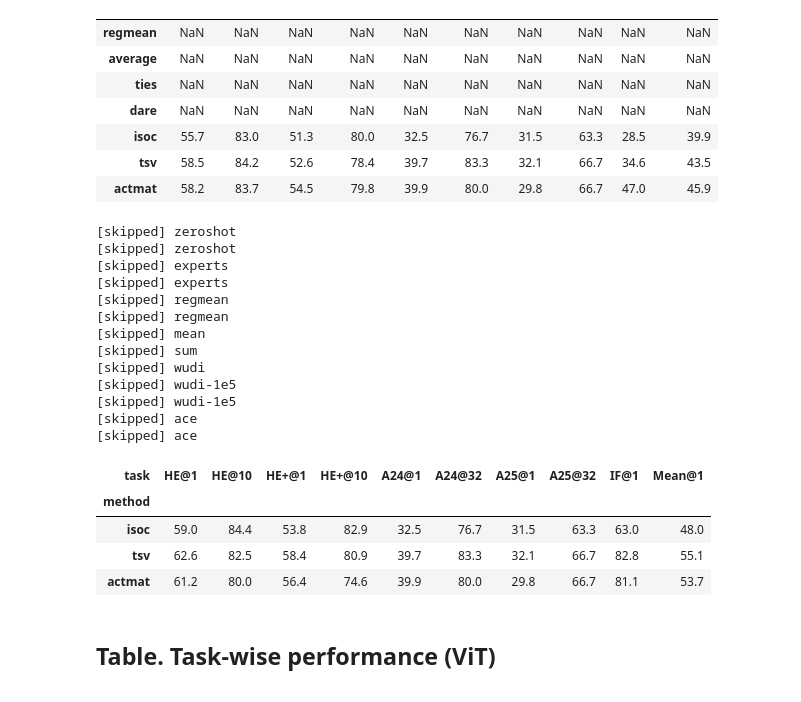
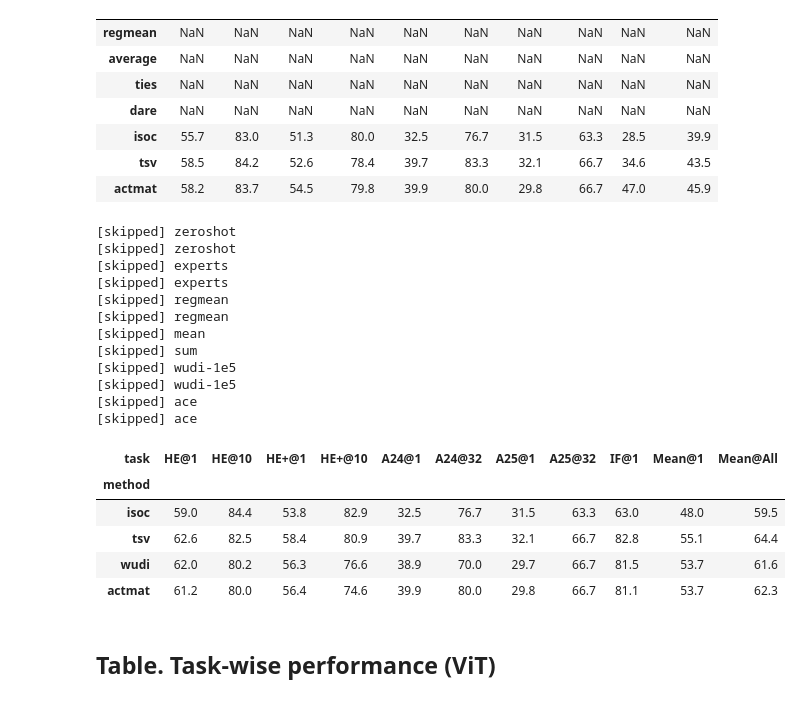
Before and after one commit to marawangamal/actmat, a Jupyter notebook: scripts/analysis.ipynb, the cells around one changed output. Drawn from its saved outputs; the diff is of its cells as text; code cells hidden in the pictures.

```diff
--- a/scripts/analysis.ipynb
+++ b/scripts/analysis.ipynb
@@ -257,7 +257,7 @@ model_to_group = {
 
 rows = []
 rootdir = "../artifacts/results"
-rootdir = "../artifacts/results-wang"
+rootdir = "../artifacts/results-wang20"
 for model in models:
     for method in methods:
 
@@ -570,7 +570,6 @@ df["task"] = df["task"] + df["metric"]
 [skipped] regmean
 [skipped] mean
 [skipped] sum
-[skipped] wudi
 [skipped] wudi-1e5
 [skipped] wudi-1e5
 [skipped] ace
@@ -578,39 +577,41 @@ df["task"] = df["task"] + df["metric"]
 # %%
 dfp = df.pivot(index="method", columns="task", values="score")
 column_order = [
     "HE@1",
     "HE@10",
     "HE+@1",
     "HE+@10",
     "A24@1",
     "A24@32",
     "A25@1",
     "A25@32",
     "IF@1",
 ]
 method_order = [
     # "regmean",
     # "average",
     # "ties",
     # "dare",
     "isoc",
     "tsv",
-    # "wudi",
+    "wudi",
     # "wudi-1e5",
     # "ace",
     "actmat",
 ]
 dfp = (dfp * 100)[column_order].round(1)
 at1_cols = [c for c in column_order if c.endswith("@1")]
 dfp["Mean@1"] = dfp[at1_cols].mean(axis=1).round(1)
+dfp["Mean@All"] = dfp.mean(axis=1).round(1)
 dfp = dfp.reindex(method_order)
 dfp
 # %% [output]
-| task | HE@1 | HE@10 | HE+@1 | HE+@10 | A24@1 | A24@32 | A25@1 | A25@32 | IF@1 | Mean@1 |
-| method |  |  |  |  |  |  |  |  |  |  |
-| isoc | 59.0 | 84.4 | 53.8 | 82.9 | 32.5 | 76.7 | 31.5 | 63.3 | 63.0 | 48.0 |
-| tsv | 62.6 | 82.5 | 58.4 | 80.9 | 39.7 | 83.3 | 32.1 | 66.7 | 82.8 | 55.1 |
-| actmat | 61.2 | 80.0 | 56.4 | 74.6 | 39.9 | 80.0 | 29.8 | 66.7 | 81.1 | 53.7 |
+| task | HE@1 | HE@10 | HE+@1 | HE+@10 | A24@1 | A24@32 | A25@1 | A25@32 | IF@1 | Mean@1 | Mean@All |
+| method |  |  |  |  |  |  |  |  |  |  |  |
+| isoc | 59.0 | 84.4 | 53.8 | 82.9 | 32.5 | 76.7 | 31.5 | 63.3 | 63.0 | 48.0 | 59.5 |
+| tsv | 62.6 | 82.5 | 58.4 | 80.9 | 39.7 | 83.3 | 32.1 | 66.7 | 82.8 | 55.1 | 64.4 |
+| wudi | 62.0 | 80.2 | 56.3 | 76.6 | 38.9 | 70.0 | 29.7 | 66.7 | 81.5 | 53.7 | 61.6 |
+| actmat | 61.2 | 80.0 | 56.4 | 74.6 | 39.9 | 80.0 | 29.8 | 66.7 | 81.1 | 53.7 | 62.3 |
 # %% [markdown]
 ## Table. Task-wise performance (ViT)
 # %%
```
Also changed, not shown: parts of 2 cells of this notebook, 7 other files.
